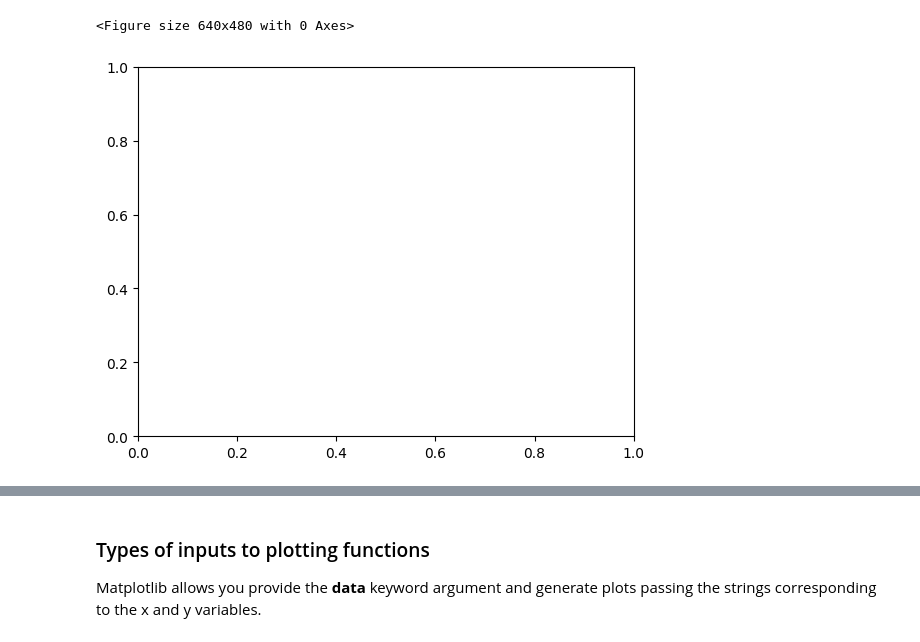
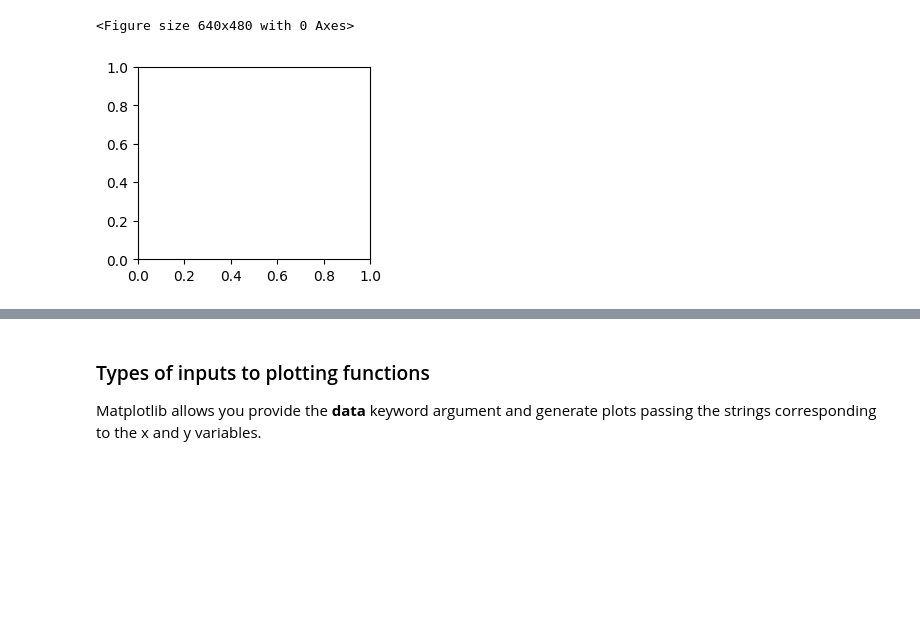
Before and after one commit to beatriz-gutierrez/basics_with_matplotlib, a Jupyter notebook: quick_start_guide.ipynb, the cells around one changed output, grey strips where cells are left out. Saved outputs shown, nothing was run; the diff lists cells and outputs as text; code cells hidden in the pictures; blank space fills up the shorter version.

```diff
--- a/quick_start_guide.ipynb
+++ b/quick_start_guide.ipynb
@@ -17,7 +17,7 @@ fig = plt.figure() # an empty figure with no Axes
 # %% [output]
 <Figure size 640x480 with 0 Axes>
 # %%
-fig, ax = plt.subplots() # a figure with a single Axes
+fig, ax = plt.subplots(figsize=(3, 2.5)) # a figure with a single Axes
 # %% [output]
-[figure, old version]
+[figure, new version]
 # %%
```
Also changed, not shown: parts of 17 cells of this notebook, 20 other files.
